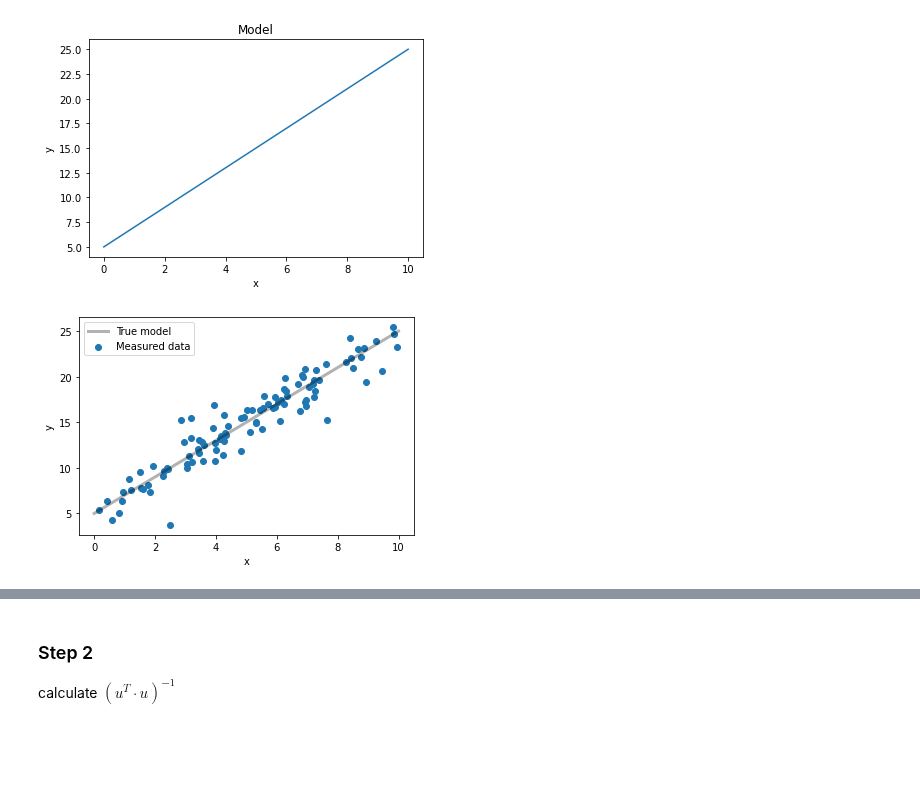
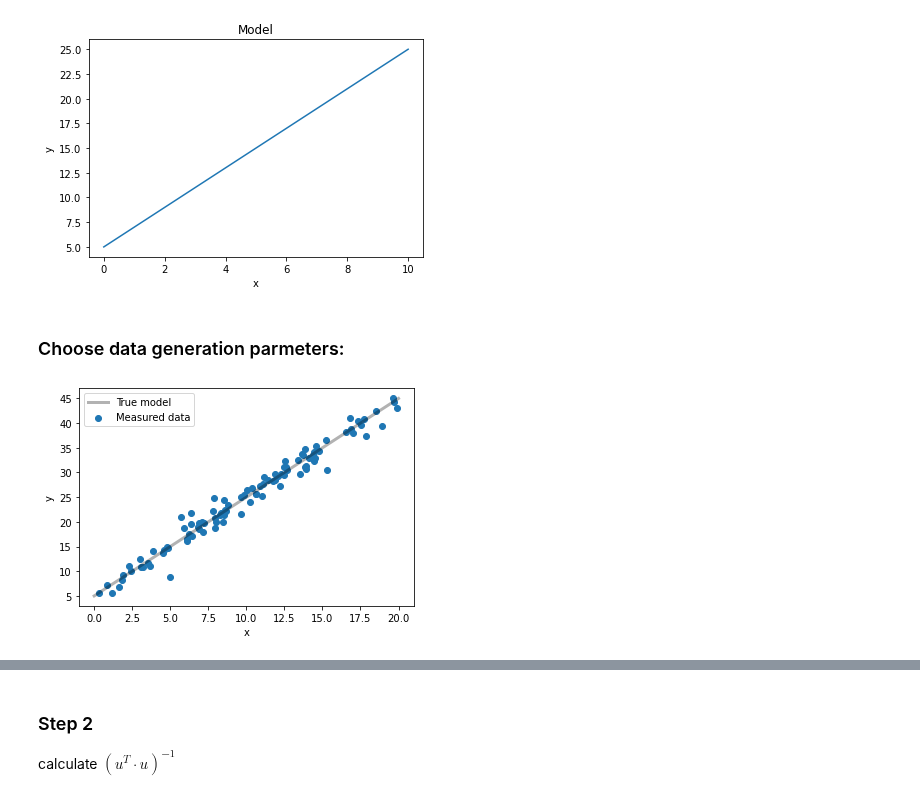
Before and after one commit to fredralm/TTK4260, a Jupyter notebook: 2021/L1/LS_draft.ipynb, the cells around one changed output, grey strips where cells are left out. Cells and saved outputs as stored; diff of their text form; code cells hidden in the pictures; blank space fills up the shorter version.

```diff
--- a/2021/L1/LS_draft.ipynb
+++ b/2021/L1/LS_draft.ipynb
@@ -75,36 +75,38 @@ plt.ylabel("y")
 plt.title("Model");
 # %% [output]
 [figure]
+# %% [markdown]
+### Choose data generation parmeters:
 # %%
-#u = np.sort(np.random.normal(5,2,N))
-u = np.sort(np.random.uniform(0,10,N))
+#u = np.sort(np.random.normal(10,3,N))
+u = np.sort(np.random.uniform(0,20,N))
 y_true = y_model(u)
 # %%
 from scipy.stats import norm, laplace
 if dist == "laplace":
     #pdf = laplace_pdf
     pdf = laplace.pdf
     noise = magnitude * np.random.laplace(loc, scale, N)
 elif dist == "gauss":
     #pdf = gauss_pdf
     pdf = norm.pdf
     noise = magnitude * np.random.normal(loc, scale, N)
 else:
     raise Exception("Distribution not implemented, choose \"laplace\" or \"gauss\"")
 
 # Add noise to the model
 y = y_true + noise
 
 # Plot measured data
 plt.scatter(u, y, label=r"Measured data")
-u0 = np.linspace(0, 10, 500)
+u0 = np.linspace(0, 20, 500)
 plt.plot(u0, y_model(u0), "k", alpha=0.3, lw=3, label="True model")
 #plt.xlim(0, 10)
 plt.legend()
 plt.xlabel("x")
 plt.ylabel("y");
 # %% [output]
-[figure, old version]
+[figure, new version]
 # %% [markdown]
 ### Given the sampled data we can estimate the underlying model using LS regression
 Solution to a least squares problem is given by the normal equation:
```
Also changed, not shown: parts of 11 cells of this notebook.
